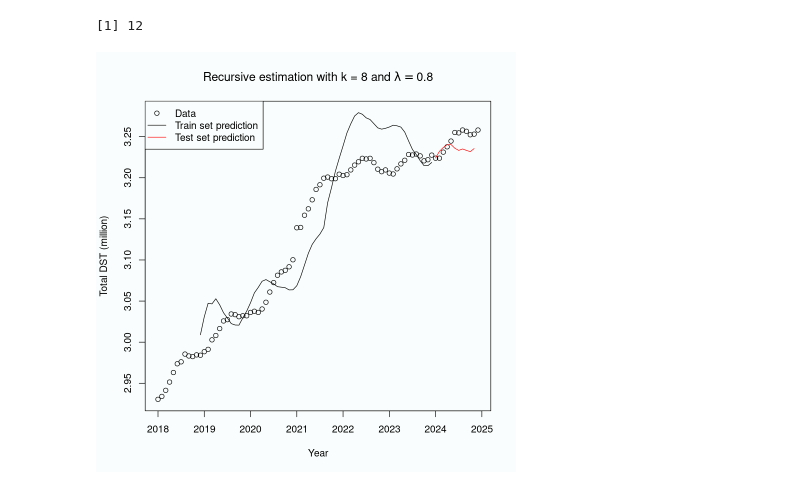
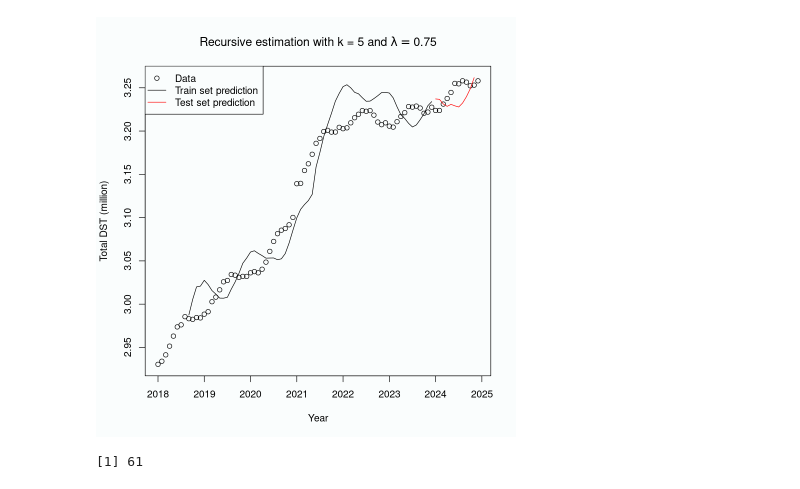
Before and after one commit to mathilderask/TimeSeriesAnalysis, a Jupyter notebook: 4_7.ipynb, the cells around one changed output. Saved outputs shown, nothing was run; the diff lists cells and outputs as text; code cells hidden in the pictures.

```diff
--- a/4_7.ipynb
+++ b/4_7.ipynb
@@ -50,27 +50,28 @@ if (i+k<N){error_list[i+k]<-prediction_list[i+k]-y[i+k]}
 }
 return(list(par=parameter_list[,1],pre=prediction_list,err=error_list))
 }
-# %%
-length(Recursiveestimation(0.7,1)$pre[73:84])
-# %% [output]
-[1] 12
 # %%
+k = 5
+lam = 0.75
+
 par(bg = "#fafdfd")
 #plot until the last year of the test set
-k = 8
-lam = 0.8
 
 plot(Dtrain$year,Recursiveestimation(lam,k)$pre[1:length(Dtrain$year)],
 type = 'l',
 col = "#000000",xlab = "Year",ylab = "Total DST (million)",
 main = bquote("Recursive estimation with k = " * .(k) * " and " * lambda == .(lam)),
 xlim = c(D$year[1],D$year[length(D$year)]),
 ylim = c(D$total[1],max(D$total[length(D$year)],max(Recursiveestimation(lam,k)$pre[1:84],na.rm = TRUE)))
 
 )
 points(D$year,D$total)
 points(Dtest$year,type = 'l',Recursiveestimation(lam,k)$pre[73:84],col = "red")
 legend("topleft",legend = c("Data","Train set prediction","Test set prediction"),
 col = c("black","black","red"),lty = c(NA,1,1),pch = c(1,NA,NA))
 # %% [output]
-[figure, old version]
+[figure, new version]
+# %%
+length(Recursiveestimation(lam,k)$pre[72:length(Dtest$year)])
+# %% [output]
+[1] 61
```
Also changed, not shown: parts of 1 cell of this notebook, 2 other files.
